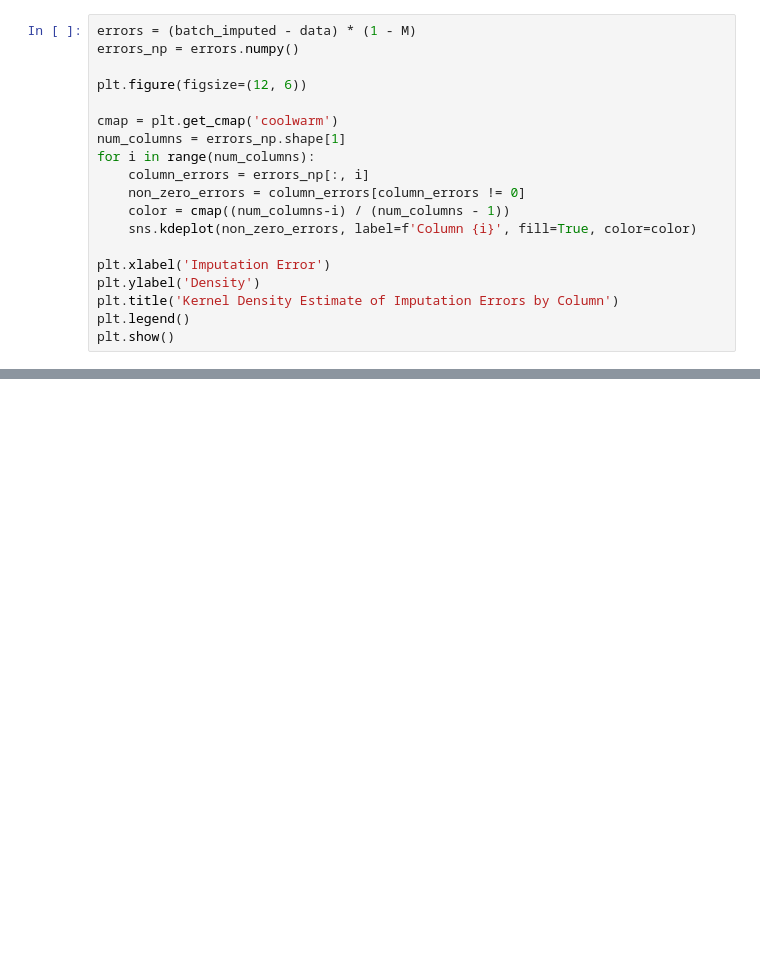
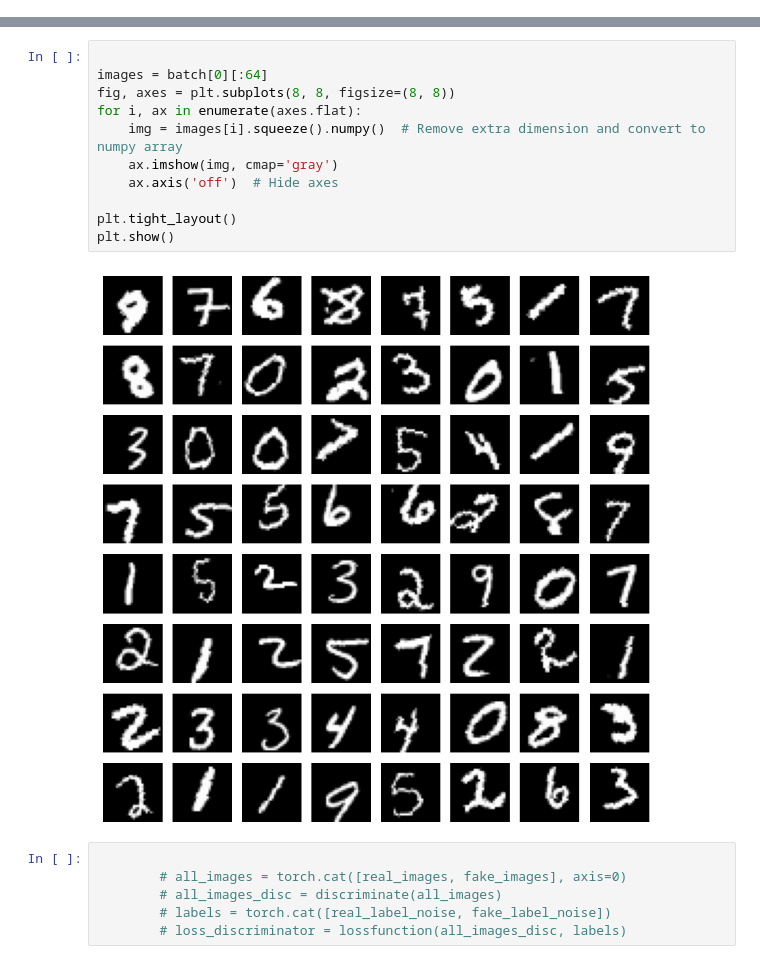
Before and after one commit to Sgouwens/deeplearning, a Jupyter notebook: GAN imputation.ipynb, the cells around one changed output, grey strips where cells are left out. Saved outputs shown, nothing was run; the diff lists cells and outputs as text; blank space fills up the shorter version.

```diff
--- a/GAN imputation.ipynb
+++ b/GAN imputation.ipynb
@@ -221,19 +163,0 @@ The following function checks how well the column is imputed. We also want to se
-# %%
-errors = (batch_imputed - data) * (1 - M)
-errors_np = errors.numpy()
-
-plt.figure(figsize=(12, 6))
-
-cmap = plt.get_cmap('coolwarm')
-num_columns = errors_np.shape[1]
-for i in range(num_columns):
-    column_errors = errors_np[:, i]
-    non_zero_errors = column_errors[column_errors != 0]
-    color = cmap((num_columns-i) / (num_columns - 1))
-    sns.kdeplot(non_zero_errors, label=f'Column {i}', fill=True, color=color)
-
-plt.xlabel('Imputation Error')
-plt.ylabel('Density')
-plt.title('Kernel Density Estimate of Imputation Errors by Column')
-plt.legend()
-plt.show()
@@ -264,0 +268,19 @@ sns.kdeplot(batch_imputed2 - data2)
+# %%
+
+images = batch[0][:64]
+fig, axes = plt.subplots(8, 8, figsize=(8, 8))
+for i, ax in enumerate(axes.flat):
+    img = images[i].squeeze().numpy()  # Remove extra dimension and convert to numpy array
+    ax.imshow(img, cmap='gray')
+    ax.axis('off')  # Hide axes
+
+plt.tight_layout()
+plt.show()
+# %% [output]
+[figure, added]
+# %%
+
+        # all_images = torch.cat([real_images, fake_images], axis=0)
+        # all_images_disc = discriminate(all_images)
+        # labels = torch.cat([real_label_noise, fake_label_noise])
+        # loss_discriminator = lossfunction(all_images_disc, labels)
```
Also changed, not shown: parts of 24 cells of this notebook, 23 other files.
